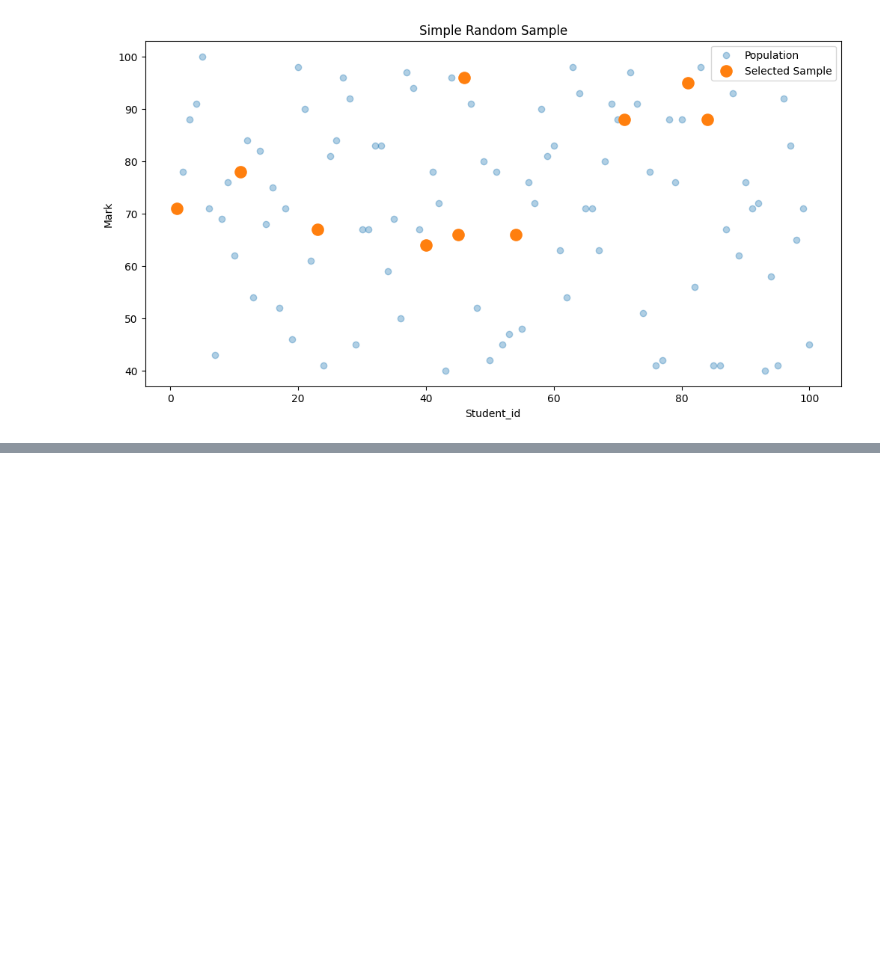
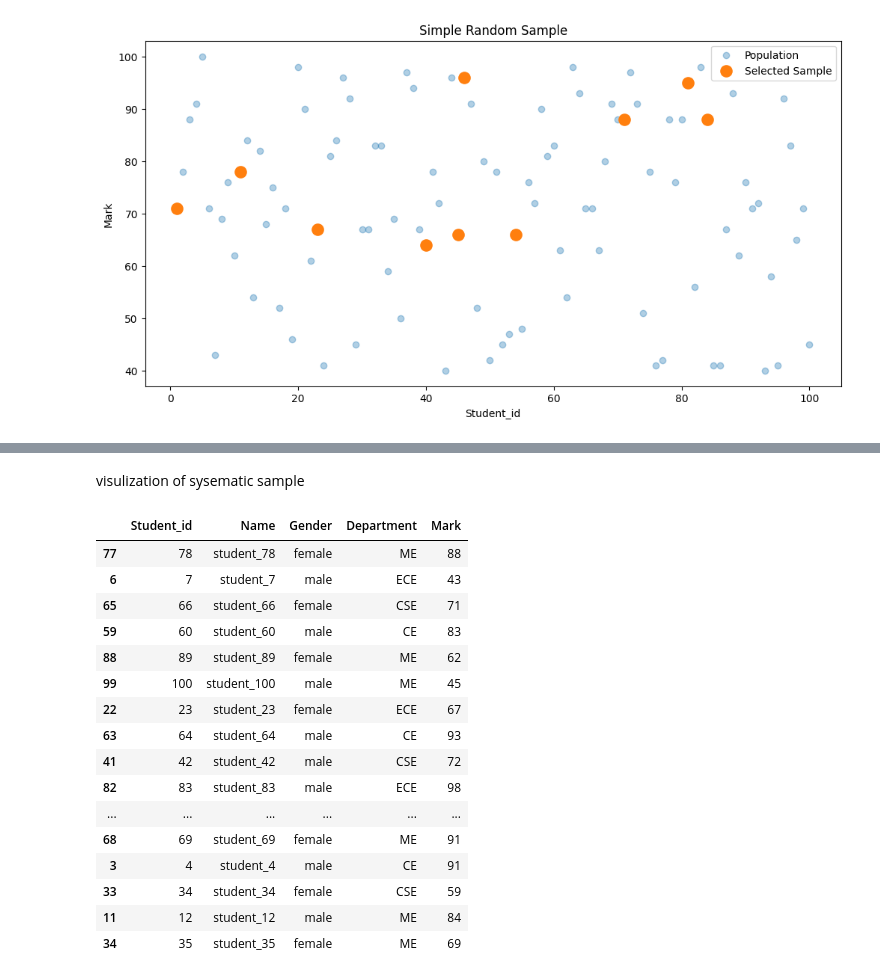
Before and after one commit to kapilkumar12gla/2nd-year-Data-science-and-Visualization, a Jupyter notebook: numpy.ipynb, the cells around one changed output, grey strips where cells are left out. Cells and saved outputs as stored; diff of their text form; code cells hidden in the pictures; blank space fills up the shorter version.

```diff
--- a/numpy.ipynb
+++ b/numpy.ipynb
@@ -374,0 +405,29 @@ plt.show()
+# %% [markdown]
+visulization of sysematic sample
+# %%
+Sample_size=20
+stratified_sample , remaining = train_test_split(
+    df,
+    test_size=1-Sample_size/len(df),
+    stratify=df['Department'],
+    random_state=42
+)
+stratified_sample
+# %% [output]
+|  | Student_id | Name | Gender | Department | Mark |
+| 77 | 78 | student_78 | female | ME | 88 |
+| 6 | 7 | student_7 | male | ECE | 43 |
+| 65 | 66 | student_66 | female | CSE | 71 |
+| 59 | 60 | student_60 | male | CE | 83 |
+| 88 | 89 | student_89 | female | ME | 62 |
+| 99 | 100 | student_100 | male | ME | 45 |
+| 22 | 23 | student_23 | female | ECE | 67 |
+| 63 | 64 | student_64 | male | CE | 93 |
+| 41 | 42 | student_42 | male | CSE | 72 |
+| 82 | 83 | student_83 | male | ECE | 98 |
+| ... | ... | ... | ... | ... | ... |
+| 68 | 69 | student_69 | female | ME | 91 |
+| 3 | 4 | student_4 | male | CE | 91 |
+| 33 | 34 | student_34 | female | CSE | 59 |
+| 11 | 12 | student_12 | male | ME | 84 |
+| 34 | 35 | student_35 | female | ME | 69 |
```
Also changed, not shown: parts of 8 cells of this notebook.
